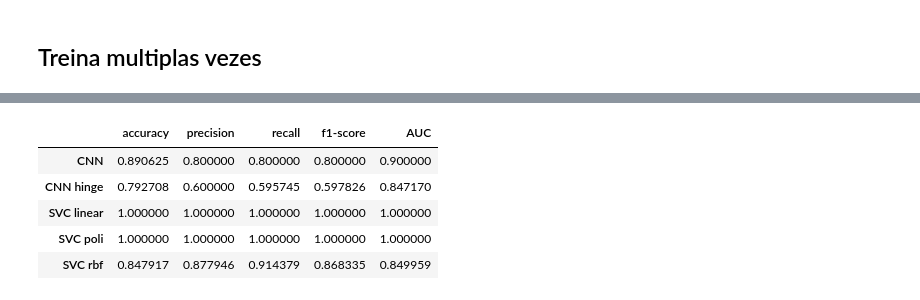
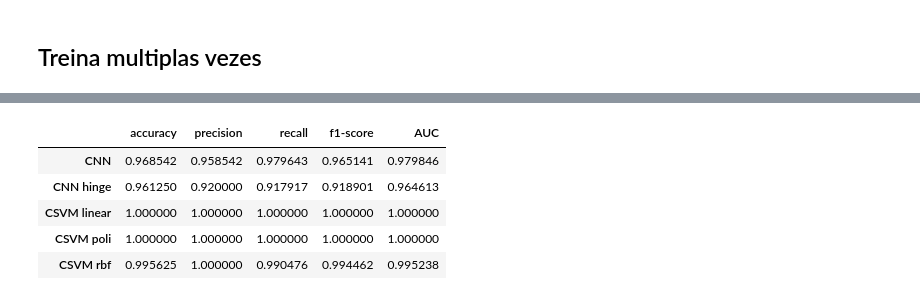
Before and after one commit to lambdavar/Artigo, a Jupyter notebook: teste de sanidade.ipynb, the cells around one changed output, grey strips where cells are left out. Saved outputs shown, nothing was run; the diff lists cells and outputs as text; code cells hidden in the pictures.

Commit message:
teste de sanidade com modelo svc rbf tunado

```diff
--- a/teste de sanidade.ipynb
+++ b/teste de sanidade.ipynb
@@ -159,8 +159,8 @@ def CNN(img_shape=img_shape):
 
     # classificação
     model.add(layers.Flatten(name="flatten"))
-    model.add(layers.Dense(16, activation="relu"))
-    model.add(layers.Dense(8, activation="relu"))
+    model.add(layers.Dense(16, activation="linear"))#"relu"))
+    model.add(layers.Dense(8, activation="linear"))#"relu"))
     # pra classificacao binaria parece que precisa usar sigmoid
     model.add(layers.Dense(1, activation="sigmoid"))
     return model
@@ -173,16 +173,16 @@ model.compile(loss = "binary_crossentropy", optimizer="Adam", metrics=["accuracy
 
 # callbacks
 # salva o melhor modelo na pasta "modelo"
-checkpoint = ModelCheckpoint("modelo", monitor='val_accuracy', verbose=0, save_best_only=True, mode='max')
+checkpoint = ModelCheckpoint("modelo", monitor='accuracy', verbose=0, save_best_only=True, mode='max')
 # para de treinar se a acuracia de treino parar de aumentar por 3 epochs
-es = EarlyStopping(monitor='val_accuracy', patience=4)
+es = EarlyStopping(monitor='accuracy', patience=4)
 callbacks_list = [checkpoint, es]
 
 #treina
-history = model.fit(train_data,  epochs=25, use_multiprocessing=True)#, validation_data=validation_data)#, callbacks=callbacks_list )
+history = model.fit(train_data,  epochs=25, use_multiprocessing=True, callbacks=callbacks_list)
 
 # carrega o melhor modelo treinado e avalia
-#model = keras.models.load_model("modelo")
+model = keras.models.load_model("modelo")
 model.evaluate(validation_data)
 # %% [output]
 Epoch 1/25
@@ -324,7 +341,9 @@ testando modelo
 # %% [markdown]
 ## Treina multiplas vezes
 # %%
-repeticoes = 10
+repeticoes = 50
+n_samples = 1000
+
 scores_CNN_hinge = []
 scores_CNN = []
 scores_CSVM = []
@@ -334,13 +353,18 @@ resultado_rbf = np.empty((repeticoes, 5))
 resultado_CNN_hinge = np.empty((repeticoes, 5))
 resultado_CNN = np.empty((repeticoes, 5))
 
-n_samples = 1000
-
 # treina n vezes e salva scores nos arrays
 for repeticao in range(repeticoes):
     print(repeticao)
     #cria dados
     seed = np.random.randint(0, 9999)
+
+    # precisa definir o checkpoint antes de começar cada CNN. Se não acaba usando um do outro
+    checkpoint = ModelCheckpoint("modelo", monitor='accuracy', verbose=0, save_best_only=True, mode='max')
+    # para de treinar se a acuracia de treino parar de aumentar por 3 epochs
+    es = EarlyStopping(monitor='accuracy', patience=4)
+    callbacks_list = [checkpoint, es]
+
     dados = image_dataset_from_directory(f"./teste sanidade/{dataset}/",
                                                    label_mode="binary",
                                                   image_size=img_shape[:2],
@@ -360,9 +384,15 @@ for repeticao in range(repeticoes):
                                                                      keras.metrics.Precision(),
                                                                      keras.metrics.Recall(),
                                                                      keras.metrics.AUC()])
-    model.fit(train_data,  epochs=25, use_multiprocessing=True, verbose=0)#, validation_data=validation_data, verbose=0)#, callbacks=callbacks_list)
+    model.fit(train_data,  epochs=25, use_multiprocessing=True, verbose=0, callbacks=callbacks_list)
+    model = keras.models.load_model("modelo")
     resultado_CNN_hinge[repeticao] = model.evaluate(validation_data)
     del model
+
+    checkpoint = ModelCheckpoint("modelo", monitor='accuracy', verbose=0, save_best_only=True, mode='max')
+    # para de treinar se a acuracia de treino parar de aumentar por 3 epochs
+    es = EarlyStopping(monitor='accuracy', patience=4)
+    callbacks_list = [checkpoint, es]
 
     # treina CNN normal
     model = CNN()
@@ -370,7 +400,8 @@ for repeticao in range(repeticoes):
                                                                      keras.metrics.Precision(),
                                                                      keras.metrics.Recall(),
                                                                      keras.metrics.AUC()])
-    model.fit(train_data,  epochs=25, use_multiprocessing=True, verbose=0)#, validation_data=validation_data, verbose=0)#, callbacks=callbacks_list)
+    model.fit(train_data,  epochs=25, use_multiprocessing=True, verbose=0, callbacks=callbacks_list)
+    model = keras.models.load_model("modelo")
     resultado_CNN[repeticao] = model.evaluate(validation_data)
     del model
 
@@ -412,7 +443,7 @@ for repeticao in range(repeticoes):
     #modelo_svm = LinearSVC()
     modelo_linear = SVC(kernel='linear')
     modelo_poli = SVC(kernel='poly')
-    modelo_rbf = SVC(kernel='rbf')
+    modelo_rbf = SVC(kernel='rbf', C=0.5, gamma=0.0078125)
 
     modelo_linear.fit(predictions, labels)
     modelo_poli.fit(predictions, labels)
@@ -567,15 +645,15 @@ display(resultado_rbf)
 # %%
 resultados_finais = pd.DataFrame(columns=["accuracy", "precision", "recall", "f1-score", "AUC"])
 resultados_finais.loc["CNN"] = resultado_CNN.mean()
 resultados_finais.loc["CNN hinge"] = resultado_CNN_hinge.mean()
-resultados_finais.loc["SVC linear"] = resultado_linear.mean()
-resultados_finais.loc["SVC poli"] = resultado_poli.mean()
-resultados_finais.loc["SVC rbf"] = resultado_rbf.mean()
+resultados_finais.loc["CSVM linear"] = resultado_linear.mean()
+resultados_finais.loc["CSVM poli"] = resultado_poli.mean()
+resultados_finais.loc["CSVM rbf"] = resultado_rbf.mean()
 resultados_finais
 # %% [output]
 |  | accuracy | precision | recall | f1-score | AUC |
-| CNN | 0.890625 | 0.800000 | 0.800000 | 0.800000 | 0.900000 |
-| CNN hinge | 0.792708 | 0.600000 | 0.595745 | 0.597826 | 0.847170 |
-| SVC linear | 1.000000 | 1.000000 | 1.000000 | 1.000000 | 1.000000 |
-| SVC poli | 1.000000 | 1.000000 | 1.000000 | 1.000000 | 1.000000 |
-| SVC rbf | 0.847917 | 0.877946 | 0.914379 | 0.868335 | 0.849959 |
+| CNN | 0.968542 | 0.958542 | 0.979643 | 0.965141 | 0.979846 |
+| CNN hinge | 0.961250 | 0.920000 | 0.917917 | 0.918901 | 0.964613 |
+| CSVM linear | 1.000000 | 1.000000 | 1.000000 | 1.000000 | 1.000000 |
+| CSVM poli | 1.000000 | 1.000000 | 1.000000 | 1.000000 | 1.000000 |
+| CSVM rbf | 0.995625 | 1.000000 | 0.990476 | 0.994462 | 0.995238 |
```
Also changed, not shown: parts of 10 cells of this notebook.
